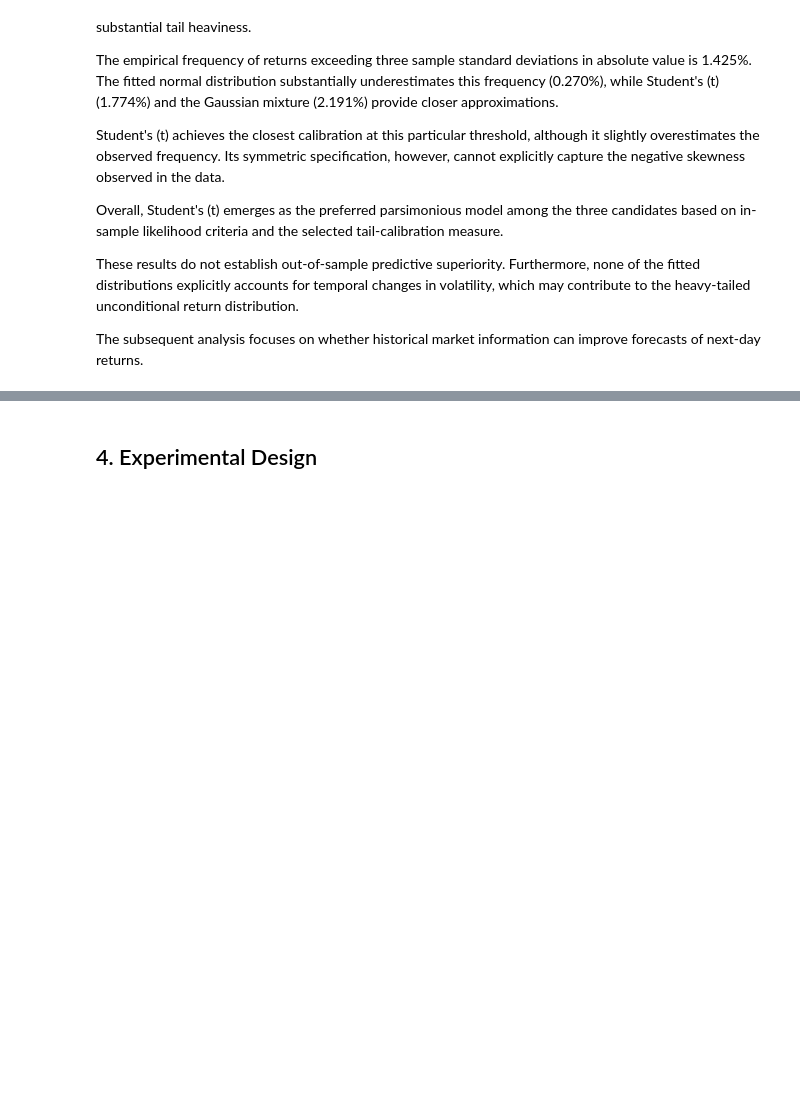
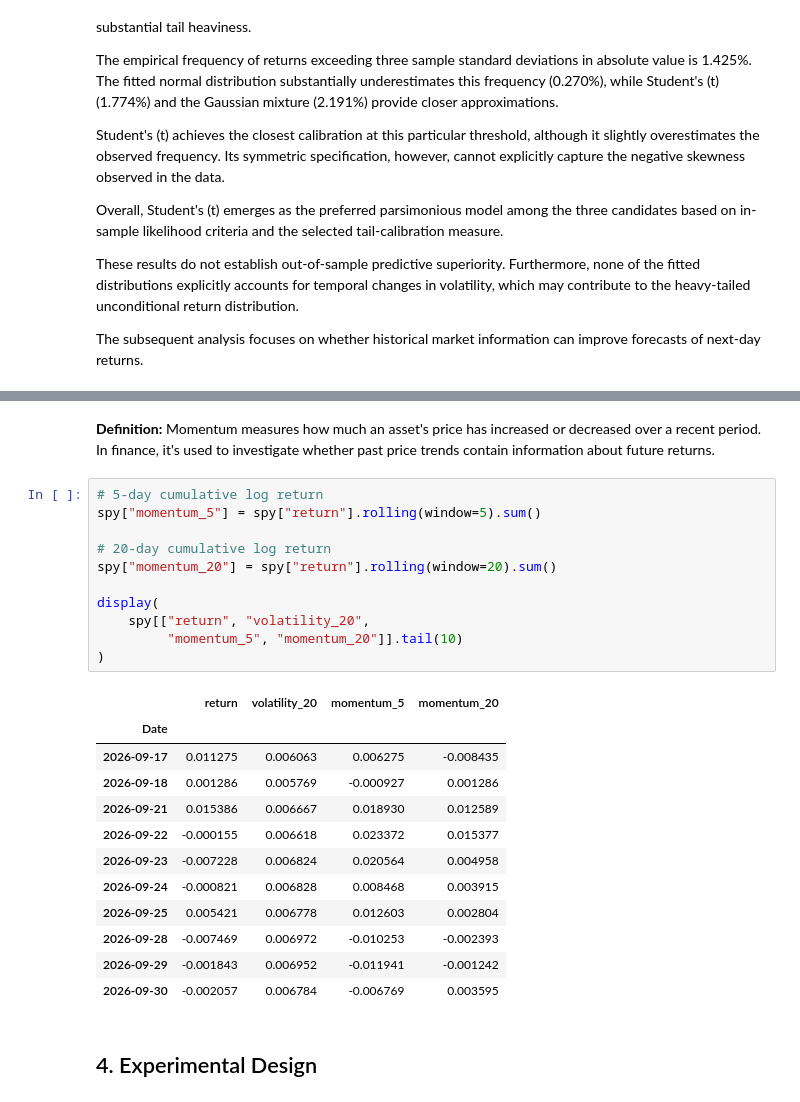
Before and after one commit to minjee-kim/financial-forecasting, a Jupyter notebook: analysis.ipynb, the cells around one changed output, grey strips where cells are left out. Saved outputs shown, nothing was run; the diff lists cells and outputs as text; blank space fills up the shorter version.

```diff
--- a/analysis.ipynb
+++ b/analysis.ipynb
@@ -612,3 +755,29 @@ The subsequent analysis focuses on whether historical market information can imp
+# %% [markdown]
+**Definition:** Momentum measures how much an asset's price has increased or decreased over a recent period. In finance, it's used to investigate whether past price trends contain information about future returns.
+# %%
+# 5-day cumulative log return
+spy["momentum_5"] = spy["return"].rolling(window=5).sum()
+
+# 20-day cumulative log return
+spy["momentum_20"] = spy["return"].rolling(window=20).sum()
+
+display(
+    spy[["return", "volatility_20",
+         "momentum_5", "momentum_20"]].tail(10)
+)
+# %% [output]
+|  | return | volatility_20 | momentum_5 | momentum_20 |
+| Date |  |  |  |  |
+| 2026-09-17 | 0.011275 | 0.006063 | 0.006275 | -0.008435 |
+| 2026-09-18 | 0.001286 | 0.005769 | -0.000927 | 0.001286 |
+| 2026-09-21 | 0.015386 | 0.006667 | 0.018930 | 0.012589 |
+| 2026-09-22 | -0.000155 | 0.006618 | 0.023372 | 0.015377 |
+| 2026-09-23 | -0.007228 | 0.006824 | 0.020564 | 0.004958 |
+| 2026-09-24 | -0.000821 | 0.006828 | 0.008468 | 0.003915 |
+| 2026-09-25 | 0.005421 | 0.006778 | 0.012603 | 0.002804 |
+| 2026-09-28 | -0.007469 | 0.006972 | -0.010253 | -0.002393 |
+| 2026-09-29 | -0.001843 | 0.006952 | -0.011941 | -0.001242 |
+| 2026-09-30 | -0.002057 | 0.006784 | -0.006769 | 0.003595 |
 # %% [markdown]
 ## 4. Experimental Design
 # %% [markdown]
```
Also changed, not shown: parts of 11 cells of this notebook.
